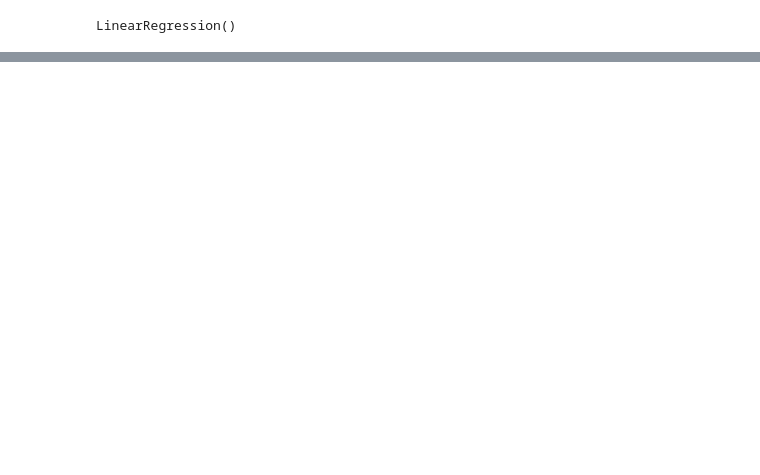
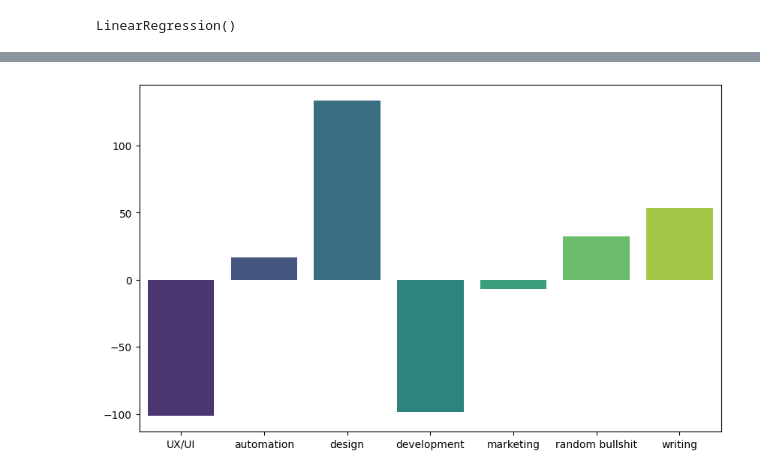
Before and after one commit to olena4reunited/freelance_platform, a Jupyter notebook: research/price_prediction.ipynb, the cells around one changed output, grey strips where cells are left out. Saved outputs shown, nothing was run; the diff lists cells and outputs as text; code cells hidden in the pictures; blank space fills up the shorter version.

```diff
--- a/research/price_prediction.ipynb
+++ b/research/price_prediction.ipynb
@@ -132,0 +116,8 @@ plt.show()
+# %%
+plt.figure(figsize=(10, 6))
+
+sns.barplot(x=mlb.classes_, y=model.coef_, hue=mlb.classes_, palette="viridis")
+
+plt.show()
+# %% [output]
+[figure, added]
```
Also changed, not shown: parts of 8 cells of this notebook.
